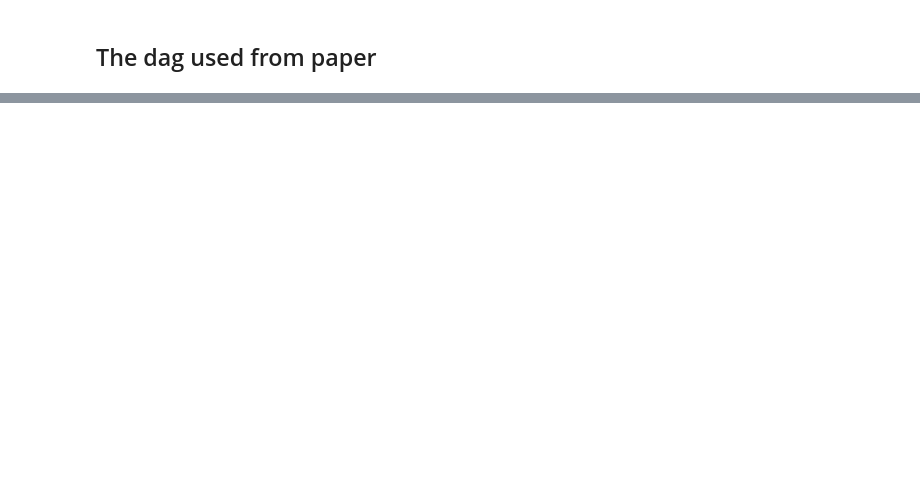
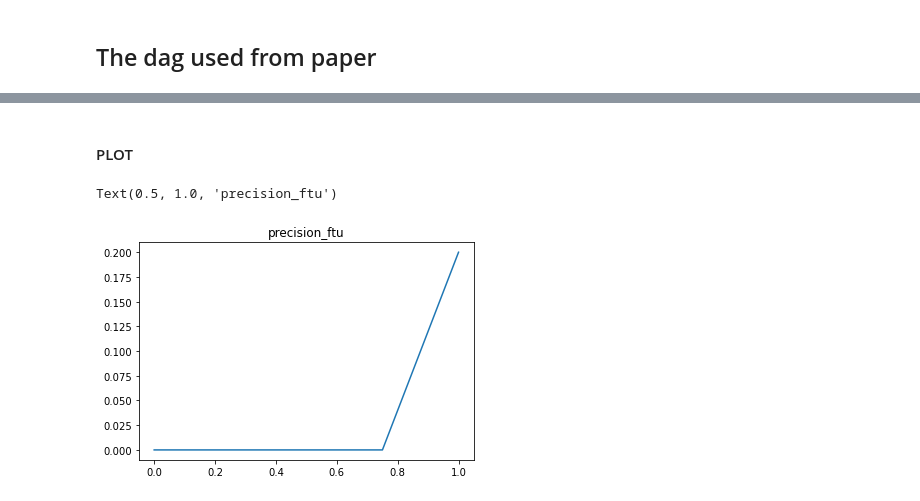
Before and after one commit to ShuaiWang97/UvA_FACT2022, a Jupyter notebook: EXPERIMENT_2.ipynb, the cells around one changed output, grey strips where cells are left out. Saved outputs shown, nothing was run; the diff lists cells and outputs as text; code cells hidden in the pictures; blank space fills up the shorter version.

```diff
--- a/EXPERIMENT_2.ipynb
+++ b/EXPERIMENT_2.ipynb
@@ -373,0 +1025,11 @@ eval_model(synth_data, dataset_test)
+# %% [markdown]
+#### PLOT
+# %%
+result_ftu = pd.read_csv("result/credit_decaf_ftu.csv")
+result_ftu
+bias=[0,0.25,0.5,0.75,1]
+plt.plot(bias, result_ftu["precision_mean"])
+plt.title("precision_ftu")
+# %% [output]
+Text(0.5, 1.0, 'precision_ftu')
+[figure, added]
```
Also changed, not shown: parts of 28 cells of this notebook, 6 other files.
